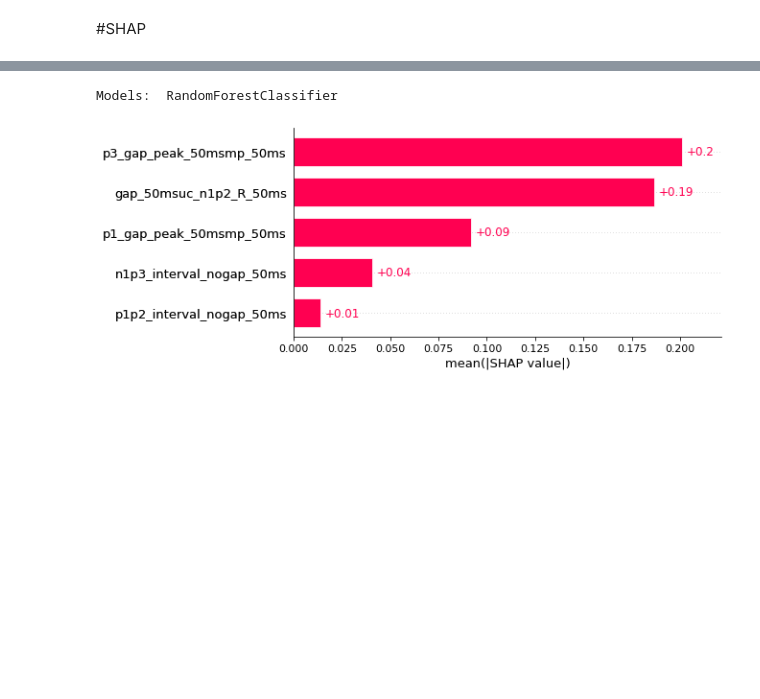
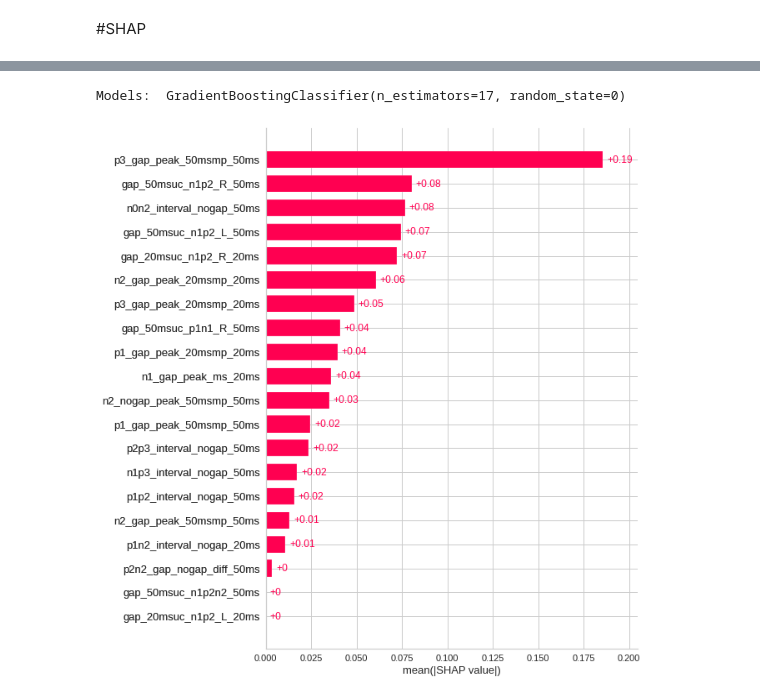
Before and after one commit to RafsanJany-44/ARC_Machine, a Jupyter notebook: Dynamic_ML_Tunning_with_featSelect_SHAP_ROC_.ipynb, the cells around one changed output, grey strips where cells are left out. Cells and saved outputs as stored; diff of their text form; code cells hidden in the pictures; blank space fills up the shorter version.

```diff
--- a/Dynamic_ML_Tunning_with_featSelect_SHAP_ROC_.ipynb
+++ b/Dynamic_ML_Tunning_with_featSelect_SHAP_ROC_.ipynb
@@ -1135,7 +1148,7 @@ Models:  RandomForestClassifier
 # %%
-print("Models: ",best_models[1][1])
-shap.plots.bar(shap_values,max_display=10)
+print("Models: ",best_models[1][0])
+shap.plots.bar(shap_values,max_display=20)
 # %% [output]
-Models:  RandomForestClassifier
+Models:  GradientBoostingClassifier(n_estimators=17, random_state=0)
-[figure, old version]
+[figure, new version]
 # %%
```
Also changed, not shown: parts of 47 cells of this notebook.
